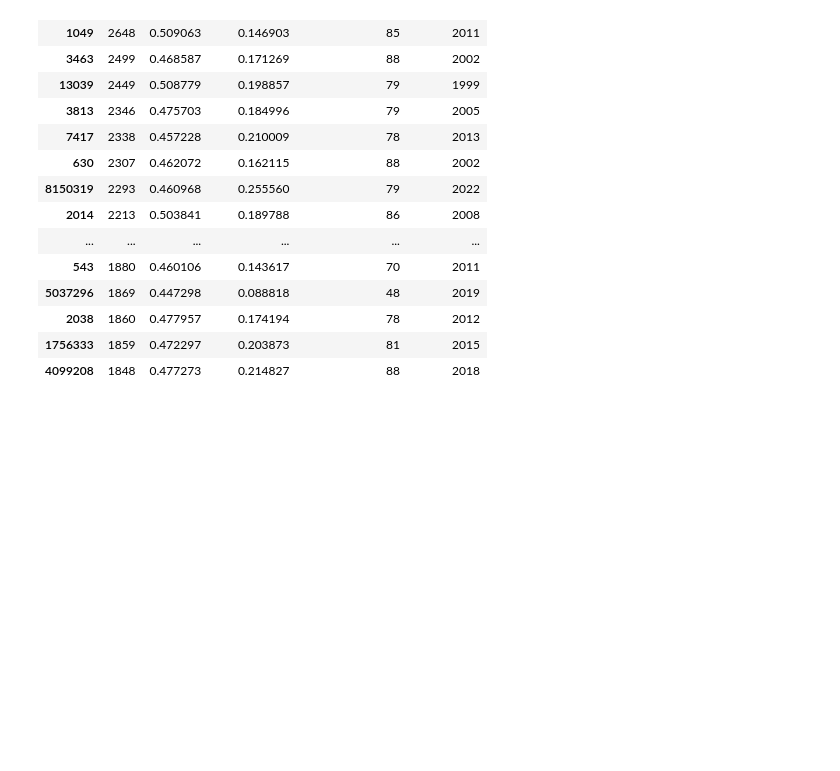
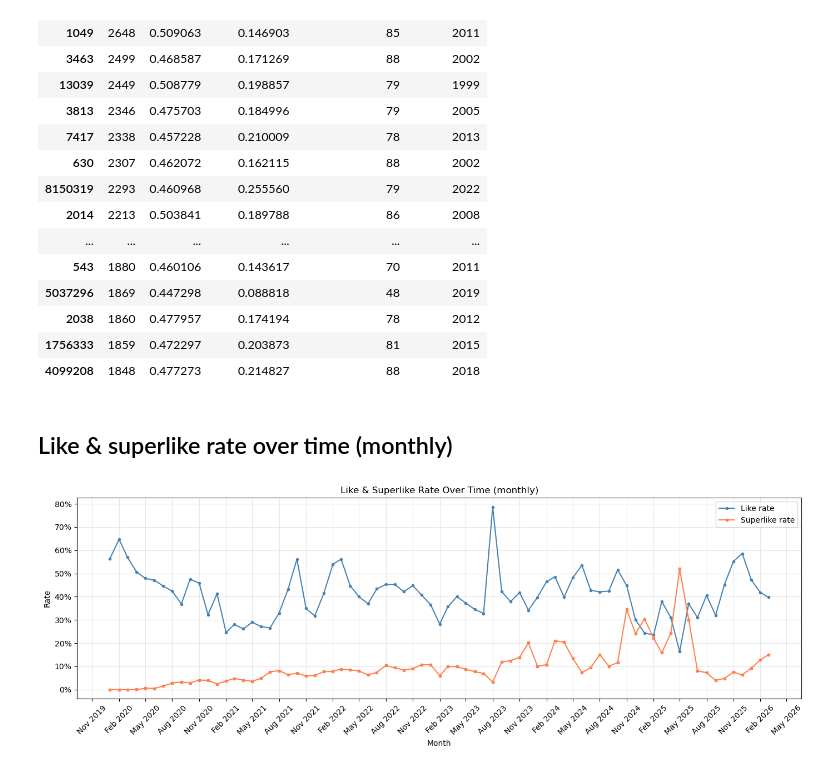
Before and after one commit to sstoikov/piki-research, a Jupyter notebook: 5-ratings.ipynb, the cells around one changed output. Cells and saved outputs as stored; diff of their text form; code cells hidden in the pictures; blank space fills up the shorter version.

```diff
--- a/5-ratings.ipynb
+++ b/5-ratings.ipynb
@@ -362,3 +362,34 @@ Songs with > 200 ratings: 5231
 | 2038 | 1860 | 0.477957 | 0.174194 | 78 | 2012 |
 | 1756333 | 1859 | 0.472297 | 0.203873 | 81 | 2015 |
 | 4099208 | 1848 | 0.477273 | 0.214827 | 88 | 2018 |
+# %% [markdown]
+## Like & superlike rate over time (monthly)
+# %%
+monthly = (
+    df.set_index('timestamp')
+    .resample('MS')[['like_rate', 'superlike_rate']]
+    .mean()
+    .reset_index()
+)
+# Drop incomplete boundary months with very few ratings
+monthly_counts = df.set_index('timestamp').resample('MS')['liked'].count()
+monthly = monthly[monthly_counts.values >= 1000]
+
+fig, ax = plt.subplots(figsize=(14, 5))
+ax.plot(monthly['timestamp'], monthly['like_rate'],      marker='o', markersize=3,
+        color='steelblue', label='Like rate')
+ax.plot(monthly['timestamp'], monthly['superlike_rate'], marker='s', markersize=3,
+        color='coral',     label='Superlike rate')
+ax.set_xlabel('Month')
+ax.set_ylabel('Rate')
+ax.set_title('Like & Superlike Rate Over Time (monthly)')
+ax.yaxis.set_major_formatter(matplotlib.ticker.PercentFormatter(1.0))
+ax.xaxis.set_major_formatter(matplotlib.dates.DateFormatter('%b %Y'))
+ax.xaxis.set_major_locator(matplotlib.dates.MonthLocator(interval=3))
+plt.xticks(rotation=45)
+ax.legend()
+ax.grid(alpha=0.3)
+plt.tight_layout()
+plt.show()
+# %% [output]
+[figure, added]
```
Also changed, not shown: parts of 5 cells of this notebook, 5 other files.
